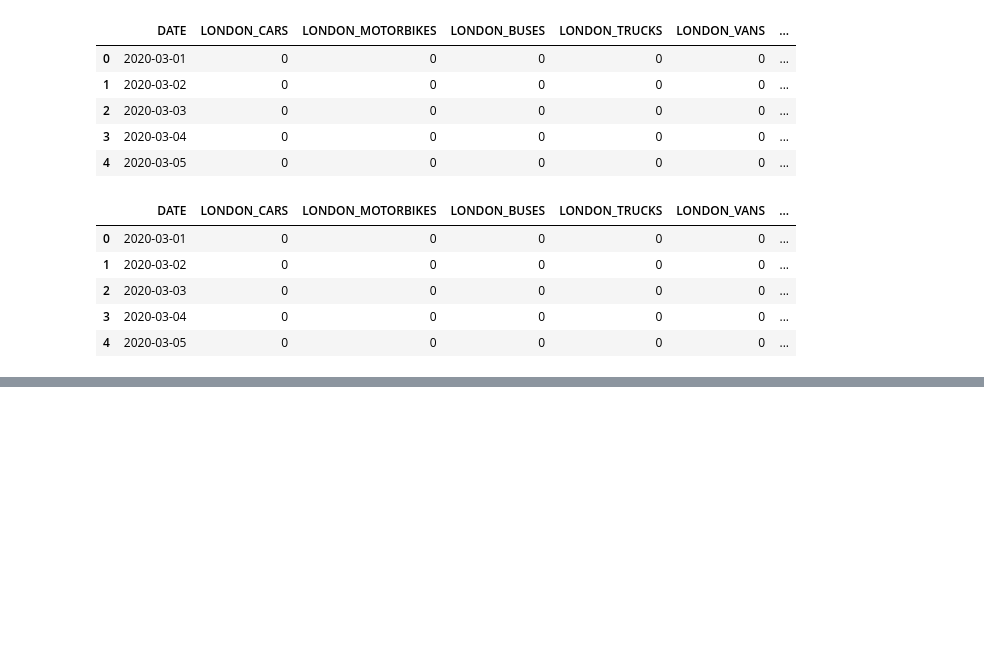
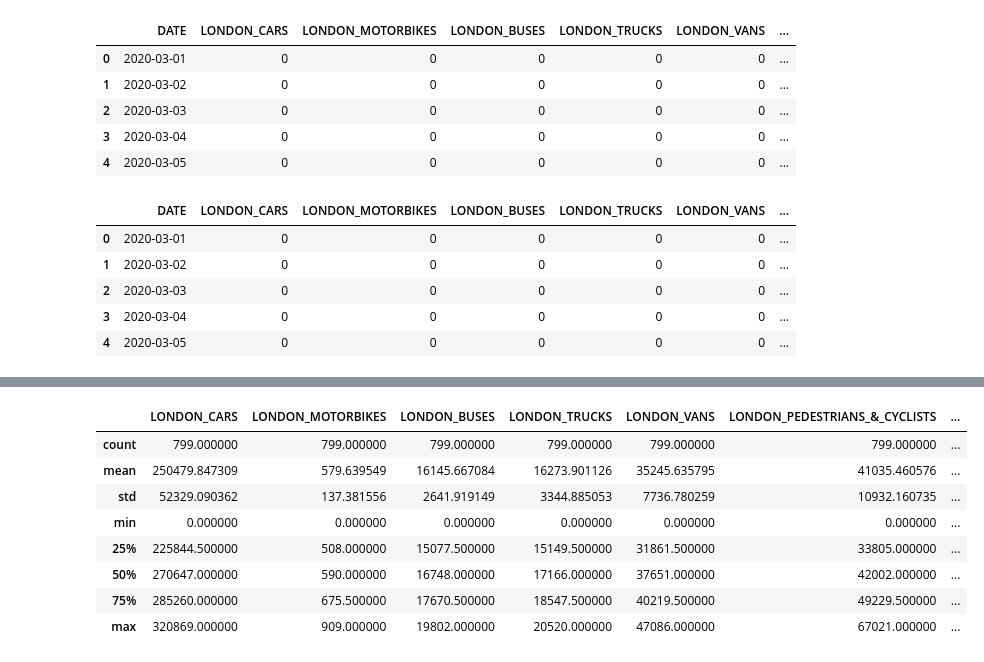
Before and after one commit to ravsheerRSA/Python_Training, a Jupyter notebook: training.ipynb, the cells around one changed output, grey strips where cells are left out. Cells and saved outputs as stored; diff of their text form; code cells hidden in the pictures; blank space fills up the shorter version.

```diff
--- a/training.ipynb
+++ b/training.ipynb
@@ -313,3 +302,20 @@ large_ldn_cards.sort_values(by ='LONDON_CARS', ascending = True) ## sorts the va
 | 456 | 2021-05-31 | 315700 | 651 | 12775 | 10310 | 22857 | ... |
 | 14 | 2020-03-15 | 318222 | 467 | 17680 | 16795 | 40548 | ... |
 | 453 | 2021-05-28 | 320869 | 648 | 18763 | 19367 | 45367 | ... |
+# %%
+df.describe() ##summary stats of our df
+
+
+## Question
+
+## a) Would our summary stats include or exclude NA values?
+# %% [output]
+|  | LONDON_CARS | LONDON_MOTORBIKES | LONDON_BUSES | LONDON_TRUCKS | LONDON_VANS | LONDON_PEDESTRIANS_&_CYCLISTS | ... |
+| count | 799.000000 | 799.000000 | 799.000000 | 799.000000 | 799.000000 | 799.000000 | ... |
+| mean | 250479.847309 | 579.639549 | 16145.667084 | 16273.901126 | 35245.635795 | 41035.460576 | ... |
+| std | 52329.090362 | 137.381556 | 2641.919149 | 3344.885053 | 7736.780259 | 10932.160735 | ... |
+| min | 0.000000 | 0.000000 | 0.000000 | 0.000000 | 0.000000 | 0.000000 | ... |
+| 25% | 225844.500000 | 508.000000 | 15077.500000 | 15149.500000 | 31861.500000 | 33805.000000 | ... |
+| 50% | 270647.000000 | 590.000000 | 16748.000000 | 17166.000000 | 37651.000000 | 42002.000000 | ... |
+| 75% | 285260.000000 | 675.500000 | 17670.500000 | 18547.500000 | 40219.500000 | 49229.500000 | ... |
+| max | 320869.000000 | 909.000000 | 19802.000000 | 20520.000000 | 47086.000000 | 67021.000000 | ... |
```
Also changed, not shown: parts of 2 cells of this notebook.
